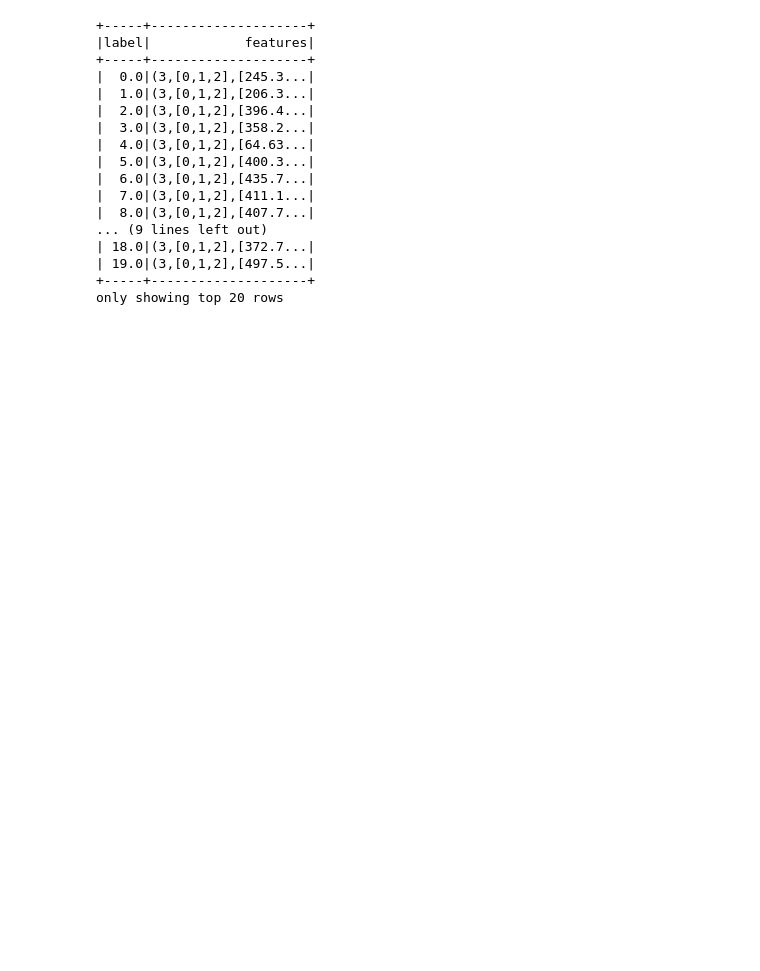
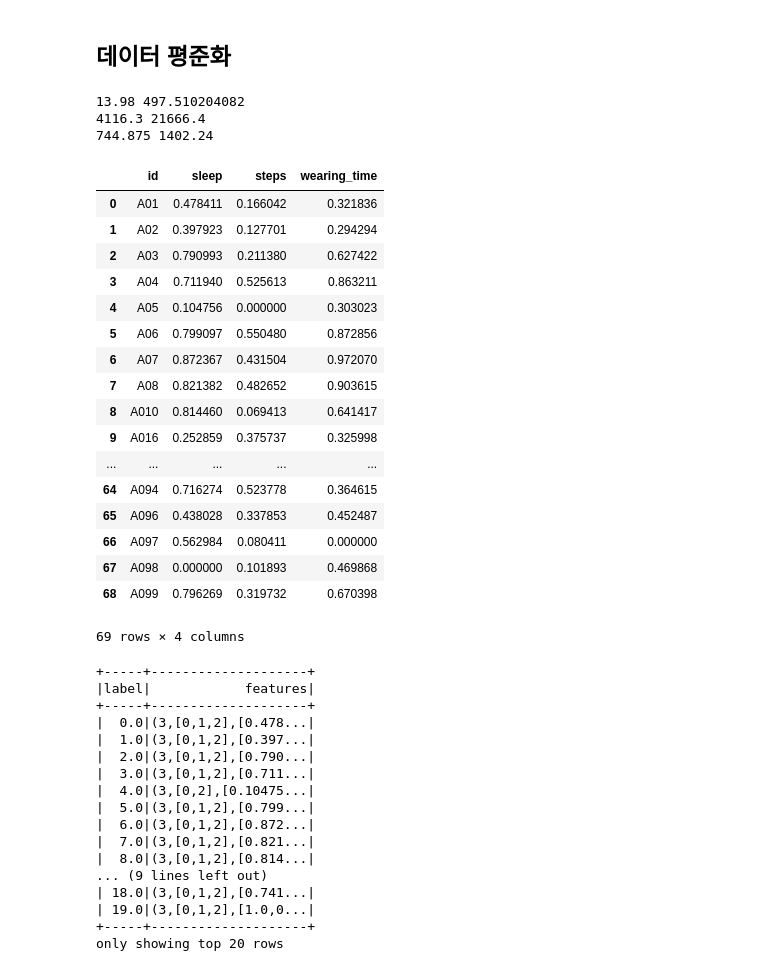
Before and after one commit to jhlee1108/2017-cnu-data-science-class, a Jupyter notebook: practice/spark/kmeans.ipynb, the cells around one changed output. Saved outputs shown, nothing was run; the diff lists cells and outputs as text; code cells hidden in the pictures; blank space fills up the shorter version.

```diff
--- a/practice/spark/kmeans.ipynb
+++ b/practice/spark/kmeans.ipynb
@@ -37,0 +60,40 @@ print(time.time()-st, 'sec')
+# %% [markdown]
+## 데이터 평준화
+# %%
+sleep_min = df_sokulee['sleep'].min()
+sleep_max = df_sokulee['sleep'].max()
+steps_min = df_sokulee['steps'].min()
+steps_max = df_sokulee['steps'].max()
+wearing_time_min = df_sokulee['wearing_time'].min()
+wearing_time_max = df_sokulee['wearing_time'].max()
+print(sleep_min, sleep_max)
+print(steps_min, steps_max)
+print(wearing_time_min, wearing_time_max)
+# %% [output]
+13.98 497.510204082
+4116.3 21666.4
+744.875 1402.24
+# %%
+df_sokulee['sleep'] = (df_sokulee['sleep'] - sleep_min) / (sleep_max - sleep_min)
+df_sokulee['steps'] = (df_sokulee['steps'] - steps_min) / (steps_max - steps_min)
+df_sokulee['wearing_time'] = (df_sokulee['wearing_time'] - wearing_time_min) / (wearing_time_max - wearing_time_min)
+df_sokulee
+# %% [output]
+|  | id | sleep | steps | wearing_time |
+| 0 | A01 | 0.478411 | 0.166042 | 0.321836 |
+| 1 | A02 | 0.397923 | 0.127701 | 0.294294 |
+| 2 | A03 | 0.790993 | 0.211380 | 0.627422 |
+| 3 | A04 | 0.711940 | 0.525613 | 0.863211 |
+| 4 | A05 | 0.104756 | 0.000000 | 0.303023 |
+| 5 | A06 | 0.799097 | 0.550480 | 0.872856 |
+| 6 | A07 | 0.872367 | 0.431504 | 0.972070 |
+| 7 | A08 | 0.821382 | 0.482652 | 0.903615 |
+| 8 | A010 | 0.814460 | 0.069413 | 0.641417 |
+| 9 | A016 | 0.252859 | 0.375737 | 0.325998 |
+| ... | ... | ... | ... | ... |
+| 64 | A094 | 0.716274 | 0.523778 | 0.364615 |
+| 65 | A096 | 0.438028 | 0.337853 | 0.452487 |
+| 66 | A097 | 0.562984 | 0.080411 | 0.000000 |
+| 67 | A098 | 0.000000 | 0.101893 | 0.469868 |
+| 68 | A099 | 0.796269 | 0.319732 | 0.670398 |
+69 rows × 4 columns
@@ -38,24 +109,24 @@ print(time.time()-st, 'sec')
 # %%
 # Loads data.
 dataset = spark.read.format("libsvm")\
-                .load("/home/hadoop/test.txt")
+                .load("/home/hadoop/pyspark/test.txt")
 dataset.show()
 # %% [output]
 +-----+--------------------+
 |label|            features|
 +-----+--------------------+
-|  0.0|(3,[0,1,2],[245.3...|
-|  1.0|(3,[0,1,2],[206.3...|
-|  2.0|(3,[0,1,2],[396.4...|
-|  3.0|(3,[0,1,2],[358.2...|
-|  4.0|(3,[0,1,2],[64.63...|
-|  5.0|(3,[0,1,2],[400.3...|
-|  6.0|(3,[0,1,2],[435.7...|
-|  7.0|(3,[0,1,2],[411.1...|
-|  8.0|(3,[0,1,2],[407.7...|
+|  0.0|(3,[0,1,2],[0.478...|
+|  1.0|(3,[0,1,2],[0.397...|
+|  2.0|(3,[0,1,2],[0.790...|
+|  3.0|(3,[0,1,2],[0.711...|
+|  4.0|(3,[0,2],[0.10475...|
+|  5.0|(3,[0,1,2],[0.799...|
+|  6.0|(3,[0,1,2],[0.872...|
+|  7.0|(3,[0,1,2],[0.821...|
+|  8.0|(3,[0,1,2],[0.814...|
 ... (9 lines left out)
-| 18.0|(3,[0,1,2],[372.7...|
-| 19.0|(3,[0,1,2],[497.5...|
+| 18.0|(3,[0,1,2],[0.741...|
+| 19.0|(3,[0,1,2],[1.0,0...|
 +-----+--------------------+
 only showing top 20 rows
 # %%
```
Also changed, not shown: parts of 12 cells of this notebook.
